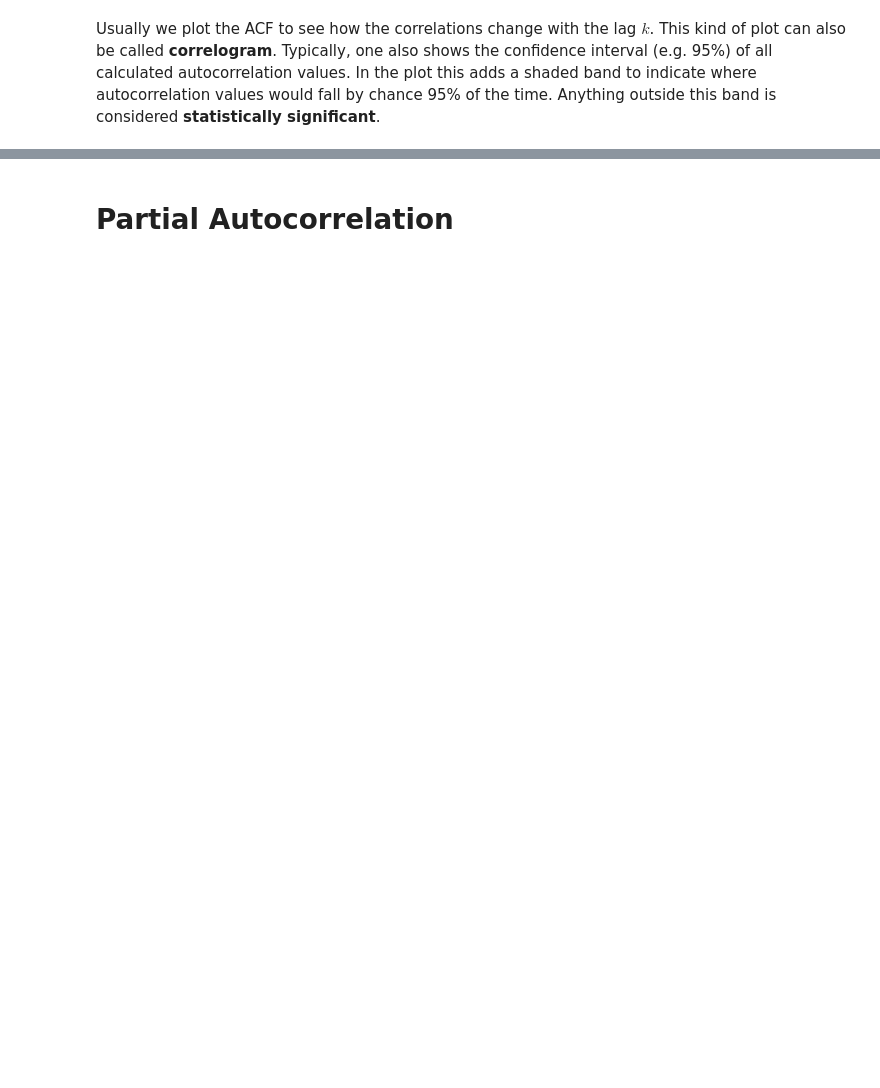
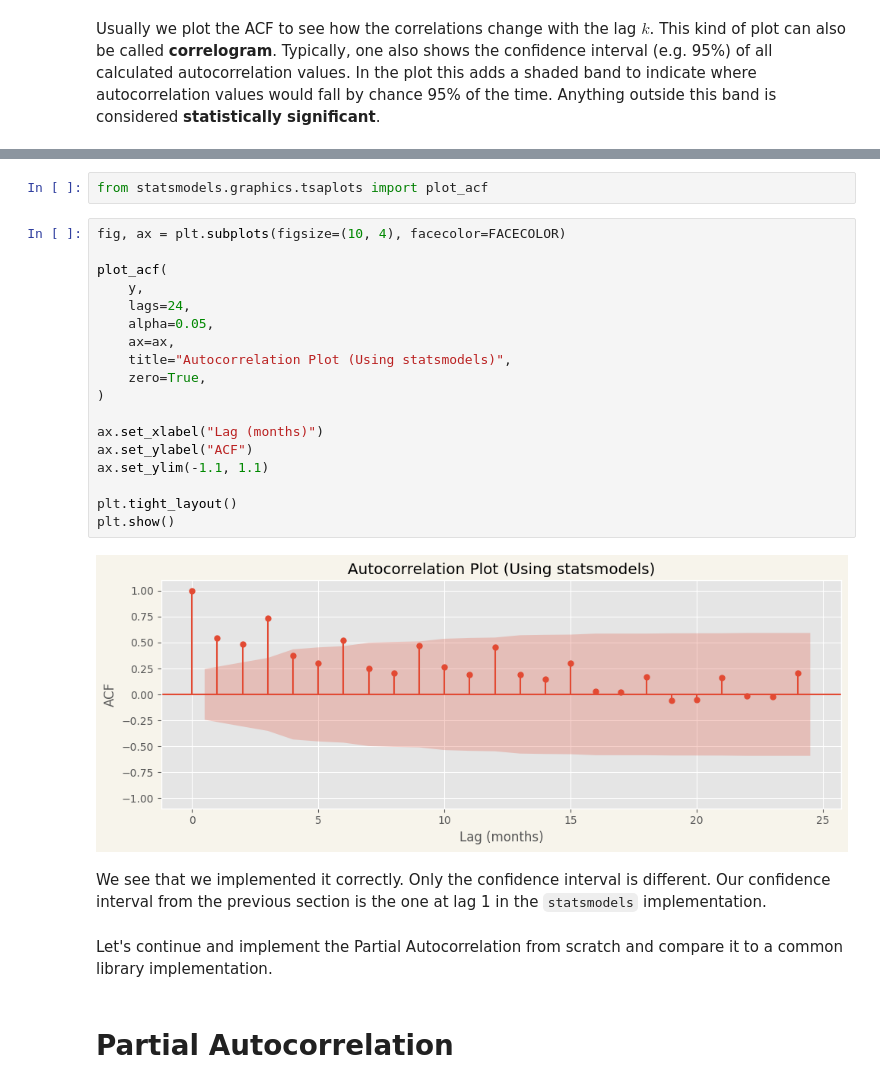
Before and after one commit to PeeteKeesel/kaggle-verse, a Jupyter notebook: time-series-understanding-autocorrelation.ipynb, the cells around one changed output, grey strips where cells are left out. Drawn from its saved outputs; the diff is of its cells as text; blank space fills up the shorter version.

Commit message:
Kaggle Notebook | 🧠Time Series ⏱️ Understanding Autocorrelation🌀 | Version 12

```diff
--- a/time-series-understanding-autocorrelation.ipynb
+++ b/time-series-understanding-autocorrelation.ipynb
@@ -503,2 +533,28 @@ plt.show()
+# %%
+from statsmodels.graphics.tsaplots import plot_acf
+# %%
+fig, ax = plt.subplots(figsize=(10, 4), facecolor=FACECOLOR)
+
+plot_acf(
+    y,
+    lags=24,
+    alpha=0.05,
+    ax=ax,
+    title="Autocorrelation Plot (Using statsmodels)",
+    zero=True,
+)
+
+ax.set_xlabel("Lag (months)")
+ax.set_ylabel("ACF")
+ax.set_ylim(-1.1, 1.1)
+
+plt.tight_layout()
+plt.show()
+# %% [output]
+[figure, added]
+# %% [markdown]
+We see that we implemented it correctly. Only the confidence interval is different. Our confidence interval from the previous section is the one at lag 1 in the `statsmodels` implementation.
+# %% [markdown]
+Let's continue and implement the Partial Autocorrelation from scratch and compare it to a common library implementation.
 # %% [markdown]
 # Partial Autocorrelation
```
Also changed, not shown: parts of 6 cells of this notebook.
